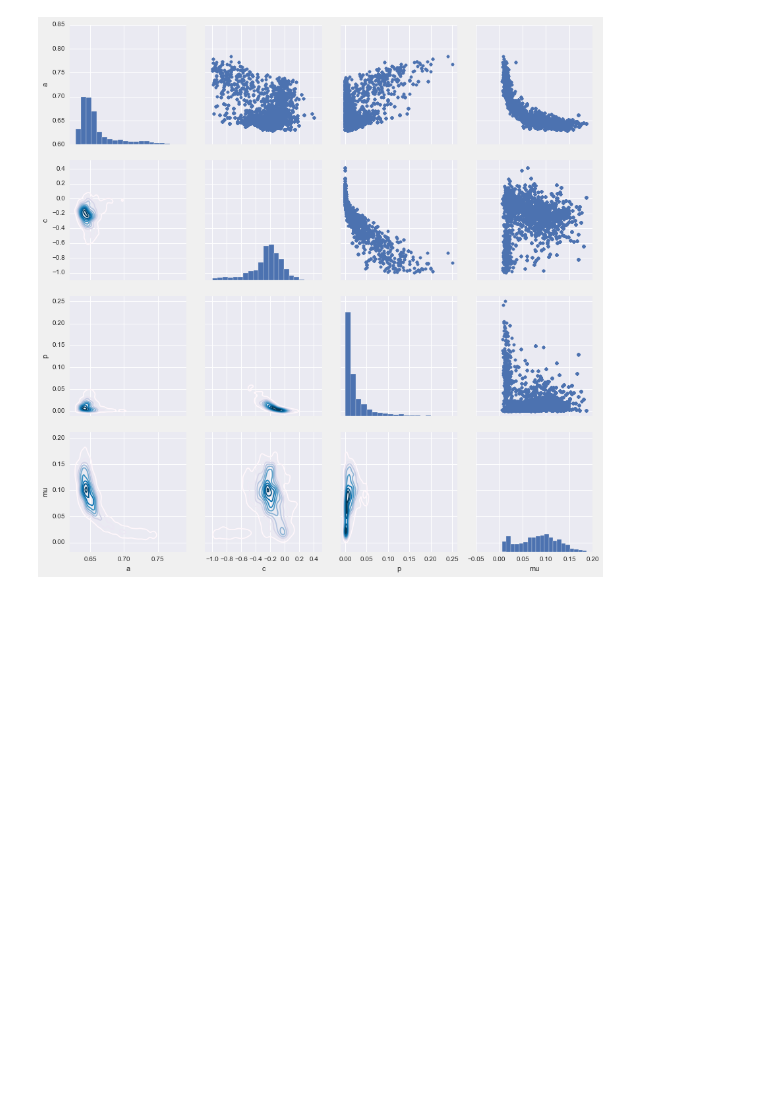
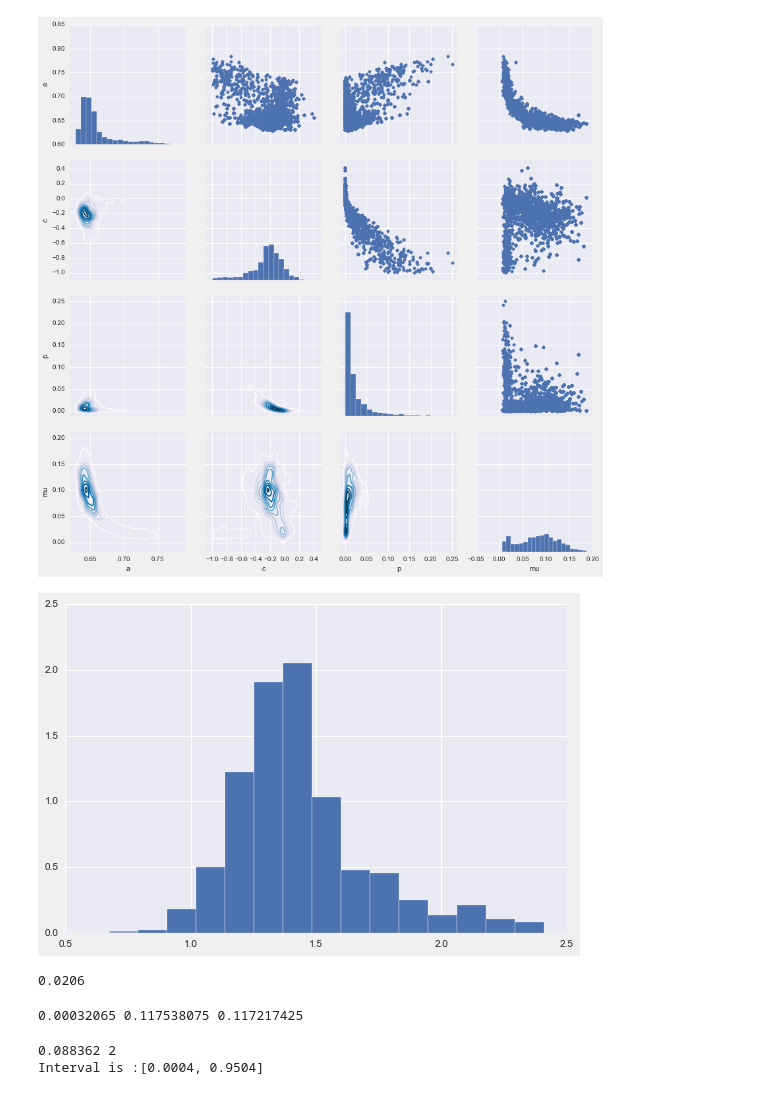
Before and after one commit to nayyarv/BayesInference, a Jupyter notebook: Lab1.ipynb, the cells around one changed output. Cells and saved outputs as stored; diff of their text form; code cells hidden in the pictures; blank space fills up the shorter version.

```diff
--- a/Lab1.ipynb
+++ b/Lab1.ipynb
@@ -219,5 +219,5 @@ However, if we don't choose convenient priors, we do obtain an intractable expre
 For this part, I'm going to use pandas to read the data. pandas.DataFrame has much of the same functionality as R's tables and has many useful features included. I
 # %%
 import pandas as pd
-dat = pd.read_table("Data/tuberculosis.txt", names = ['a', 'c', 'p', 'mu'], sep=' ')
+dat = pd.read_table("tuberculosis.txt", names = ['a', 'c', 'p', 'mu'], sep=' ')
 dat.head()
@@ -233,5 +240,48 @@ p.map_lower(sns.kdeplot, cmap = "PuBu")
 # %%
 def relfitness(c, tau, delta, er, es, p):
     num = 1.0/tau + 1.0/(delta+er)
-    denom - 1.0/tau + 1.0/(delta+es+p)
+    denom = 1.0/tau + 1.0/(delta+es+p)
     return (1.0-c)* num/denom
+
+#define useful function for this
+
+phi = relfitness(dat['c'], tau = 0.52, delta = 0.52, er = 0.202, es = 0.52, p = dat['p'])
+#note we can combine arrays and scalars in the same calculation
+a = plt.hist(phi, normed = True, bins = 15)
+# %% [output]
+[figure, added]
+# %%
+#Now let's check P(\phi)<1
+numLess1 = np.sum(phi<1) # yep as si
+numTot = len(phi)
+
+percentage = 1.0 * numLess1/numTot
+print percentage
+# %% [output]
+0.0206
+# %%
+#not much evidence eh?
+#credible Interval again
+low, upp = np.percentile(dat['p'], [2.5, 97.5])
+print low, upp, upp-low
+# %% [output]
+0.00032065 0.117538075 0.117217425
+# %%
+postLen = len(phi)
+numIntervals = 0.05 * postLen
+p = np.sort(dat['p'])
+#I'm going to do this 250 times, sorting once and then looking up is easier than constantly
+# recalculating the percentiles!
+intervalRange = np.zeros(numIntervals)
+
+# print postLen, numIntervals
+for i in range(int(numIntervals)):
+    intervalRange[i] = p[postLen-numIntervals + i] - p[i] #0 indexing
+
+
+index = np.argmin(intervalRange)
+print intervalRange[index], index
+print "Interval is :[{}, {}]".format(1.0 * index/postLen, 1.0 * (postLen-numIntervals+index)/postLen)
+# %% [output]
+0.088362 2
+Interval is :[0.0004, 0.9504]
```
Also changed, not shown: parts of 8 cells of this notebook.
